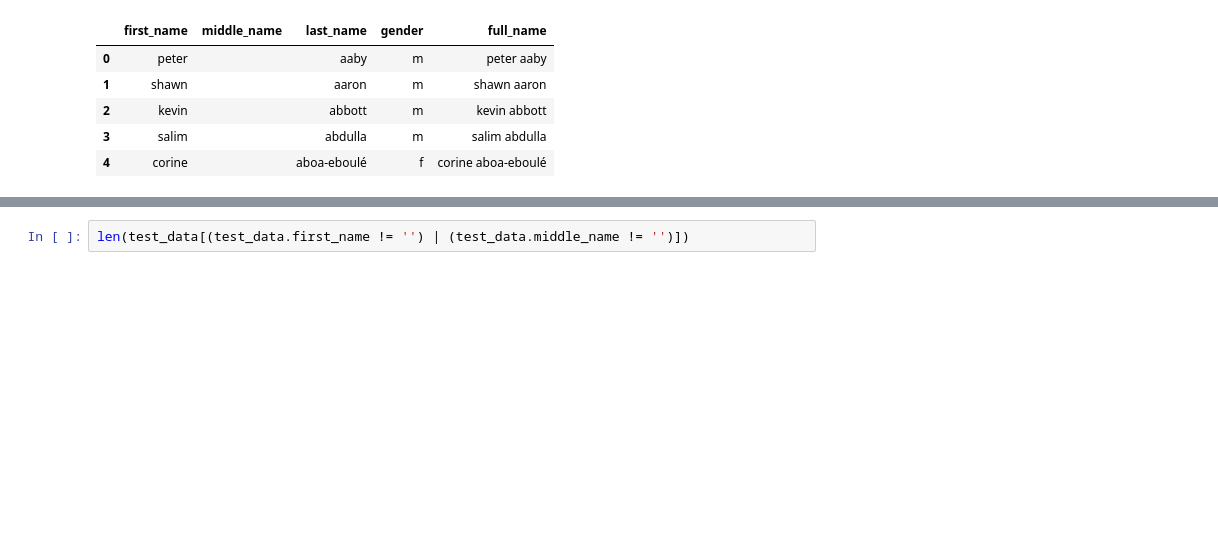
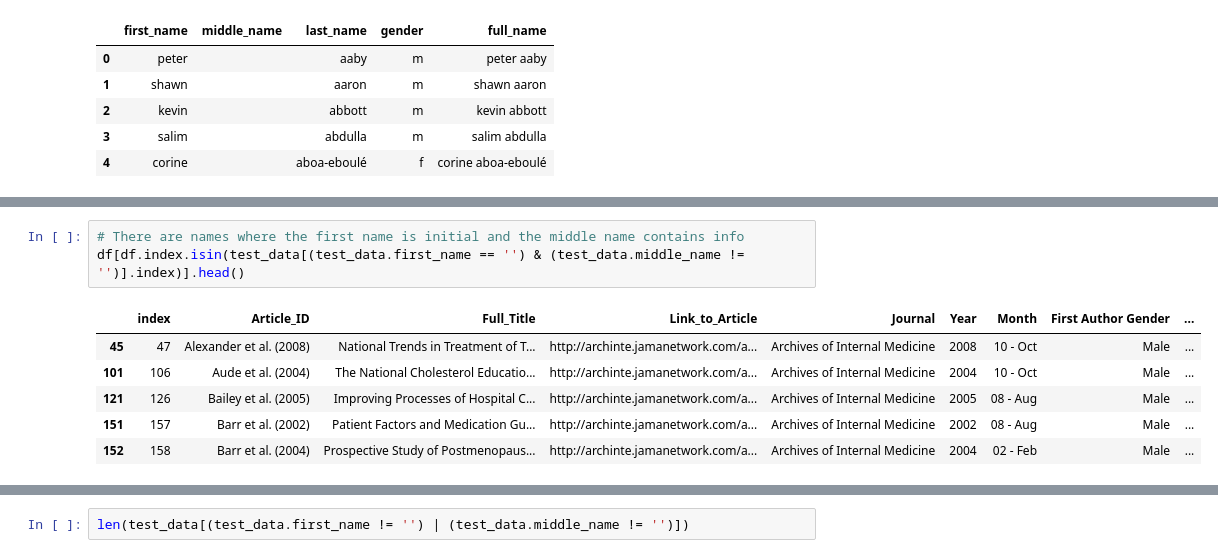
Before and after one commit to GenderGapSTEM-PublicationAnalysis/name_gender_inference, a Jupyter notebook: test_data/raw_data/Prepare_test_data_from_Filardo.ipynb, the cells around one changed output, grey strips where cells are left out. Cells and saved outputs as stored; diff of their text form; blank space fills up the shorter version.

```diff
--- a/test_data/raw_data/Prepare_test_data_from_Filardo.ipynb
+++ b/test_data/raw_data/Prepare_test_data_from_Filardo.ipynb
@@ -211,0 +230,10 @@ len(test_data[(test_data.first_name == '') & (test_data.middle_name == '')])
+# %%
+# There are names where the first name is initial and the middle name contains info
+df[df.index.isin(test_data[(test_data.first_name == '') & (test_data.middle_name != '')].index)].head()
+# %% [output]
+|  | index | Article_ID | Full_Title | Link_to_Article | Journal | Year | Month | First Author Gender | ... |
+| 45 | 47 | Alexander et al. (2008) | National Trends in Treatment of T... | http://archinte.jamanetwork.com/a... | Archives of Internal Medicine | 2008 | 10 - Oct | Male | ... |
+| 101 | 106 | Aude et al. (2004) | The National Cholesterol Educatio... | http://archinte.jamanetwork.com/a... | Archives of Internal Medicine | 2004 | 10 - Oct | Male | ... |
+| 121 | 126 | Bailey et al. (2005) | Improving Processes of Hospital C... | http://archinte.jamanetwork.com/a... | Archives of Internal Medicine | 2005 | 08 - Aug | Male | ... |
+| 151 | 157 | Barr et al. (2002) | Patient Factors and Medication Gu... | http://archinte.jamanetwork.com/a... | Archives of Internal Medicine | 2002 | 08 - Aug | Male | ... |
+| 152 | 158 | Barr et al. (2004) | Prospective Study of Postmenopaus... | http://archinte.jamanetwork.com/a... | Archives of Internal Medicine | 2004 | 02 - Feb | Male | ... |
```
Also changed, not shown: parts of 19 cells of this notebook, 1 other file.
